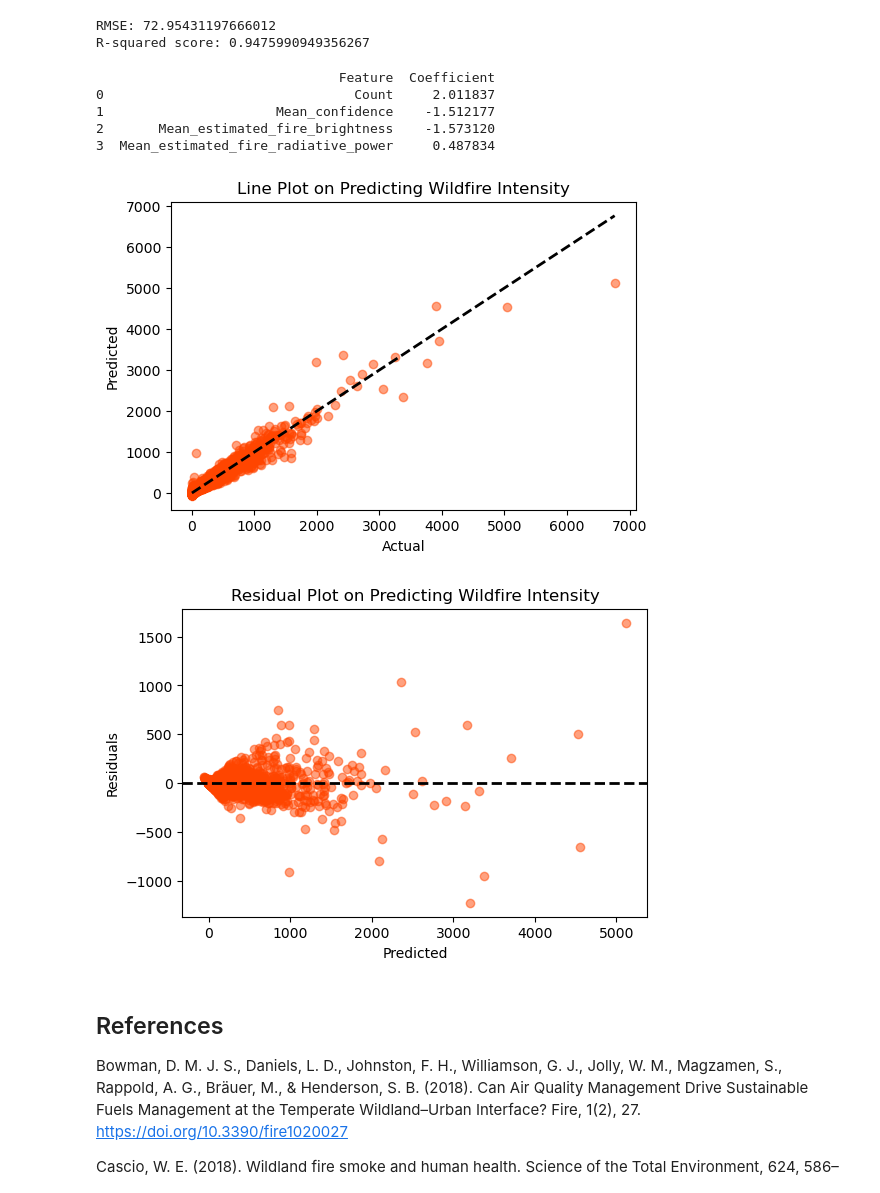
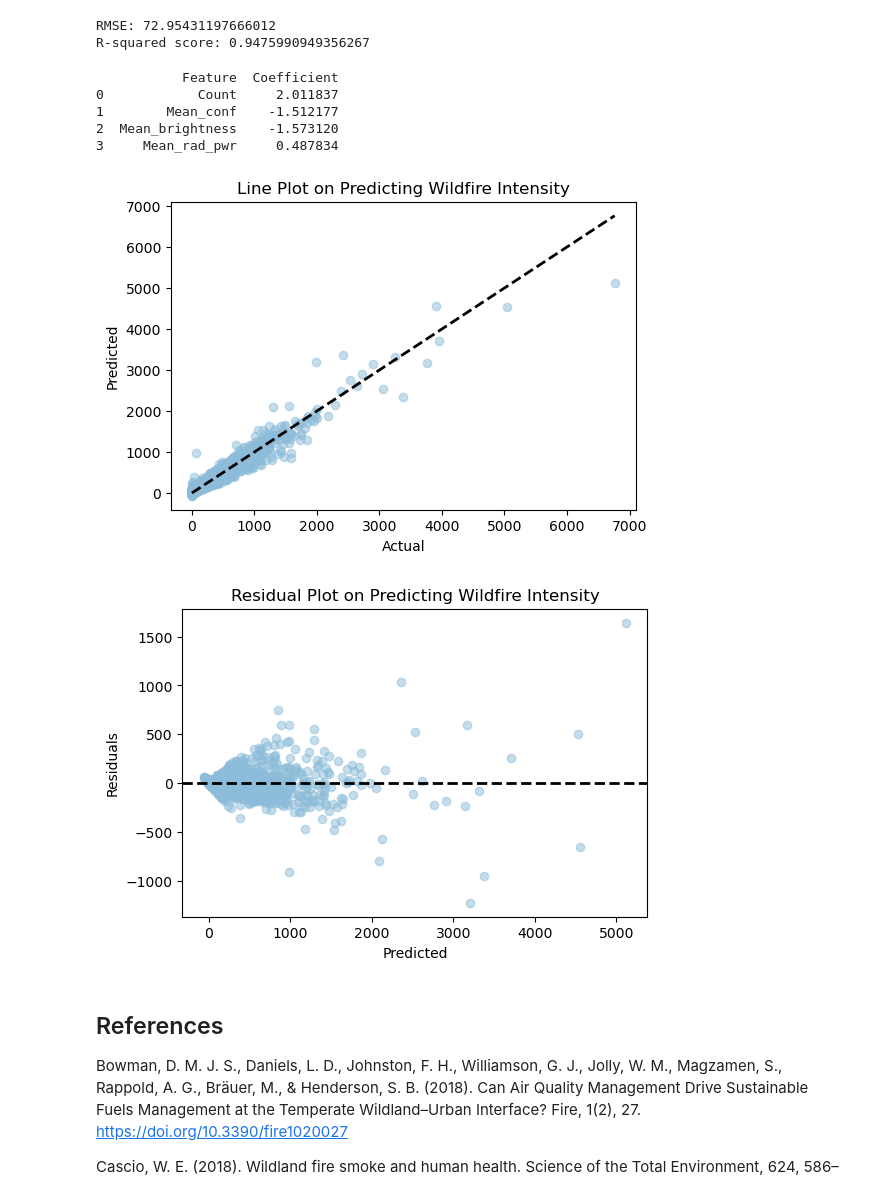
Before and after one commit to DSCI-310-2024/dsci310-group-wildfire-predictor, a Jupyter notebook: src/wildfire-prediction.ipynb, the cells around one changed output. Drawn from its saved outputs; the diff is of its cells as text; code cells hidden in the pictures.

```diff
--- a/src/wildfire-prediction.ipynb
+++ b/src/wildfire-prediction.ipynb
@@ -129,5 +124,5 @@ memory usage: 2.0+ MB
 # %%
 # Clean data from null values
 
-df_clean = df.dropna()
+df_drop = df.dropna()
 # %%
@@ -150,3 +145,14 @@ Data columns (total 10 columns):
  9   Replaced                             24199 non-null  object
 dtypes: float64(6), int64(1), object(3)
 memory usage: 2.0+ MB
+# %%
+# Rename columns
+
+col_name_mapping = {"Estimated_fire_area": "Fire_area",
+                    "Mean_estimated_fire_brightness": "Mean_brightness",
+                    "Mean_estimated_fire_radiative_power": "Mean_rad_pwr",
+                    "Mean_confidence": "Mean_conf",
+                    "Std_confidence": "Std_conf",
+                    "Var_confidence": "Var_conf"}
+
+df_clean = df_drop.rename(columns = col_name_mapping)
@@ -267,7 +318,7 @@ Name: Estimated_fire_area, dtype: float64
 # %%
 # Sort features (X) and target variable (Y)
-X = df_clean[['Count', 'Mean_confidence', 'Mean_estimated_fire_brightness', 'Mean_estimated_fire_radiative_power']]
-y = df_clean['Estimated_fire_area']
+X = df_clean[['Count', 'Mean_conf', 'Mean_brightness', 'Mean_rad_pwr']]
+y = df_clean['Fire_area']
 
 # Split test, train
 X_train, X_test, y_train, y_test = train_test_split(X, y, test_size=0.2, random_state=58)
@@ -299,8 +350,8 @@ coefficients = model.coef_
 coefficients_df = pd.DataFrame({'Feature': X.columns, 'Coefficient': coefficients})
 print(coefficients_df)
 # %% [output]
-                               Feature  Coefficient
-0                                Count     2.011837
-1                      Mean_confidence    -1.512177
-2       Mean_estimated_fire_brightness    -1.573120
-3  Mean_estimated_fire_radiative_power     0.487834
+           Feature  Coefficient
+0            Count     2.011837
+1        Mean_conf    -1.512177
+2  Mean_brightness    -1.573120
+3     Mean_rad_pwr     0.487834
@@ -307,25 +361,25 @@ print(coefficients_df)
 # %%
 # Line plot for regression model
 plt.figure(figsize=(6, 4))
-plt.plot(y_test, y_pred, 'o', color='orangered', alpha=0.5)
+plt.plot(y_test, y_pred, 'o', color='#8CBCD9', alpha=0.5)
 plt.plot([min(y_test), max(y_test)], [min(y_test), max(y_test)], '--', color='black', lw=2)
 plt.xlabel('Actual')
 plt.ylabel('Predicted')
 plt.title('Line Plot on Predicting Wildfire Intensity')
 plt.show()
 
 # Residual plot for regression model
 residuals = y_test - y_pred
 plt.figure(figsize=(6, 4))
-plt.scatter(y_pred, residuals, color='orangered', alpha=0.5)
+plt.scatter(y_pred, residuals, color='#8CBCD9', alpha=0.5)
 plt.axhline(y=0, color='black', linestyle='--', lw=2)
 plt.xlabel('Predicted')
 plt.ylabel('Residuals')
 plt.title('Residual Plot on Predicting Wildfire Intensity')
 plt.show()
 # %% [output]
-[figure, old version]
+[figure, new version]
-[figure, old version]
+[figure, new version]
 # %% [markdown]
 ## References
 Bowman, D. M. J. S., Daniels, L. D., Johnston, F. H., Williamson, G. J., Jolly, W. M., Magzamen, S., Rappold, A. G., Bräuer, M., & Henderson, S. B. (2018). Can Air Quality Management Drive Sustainable Fuels Management at the Temperate Wildland–Urban Interface? Fire, 1(2), 27. https://doi.org/10.3390/fire1020027
```
Also changed, not shown: parts of 14 cells of this notebook.
